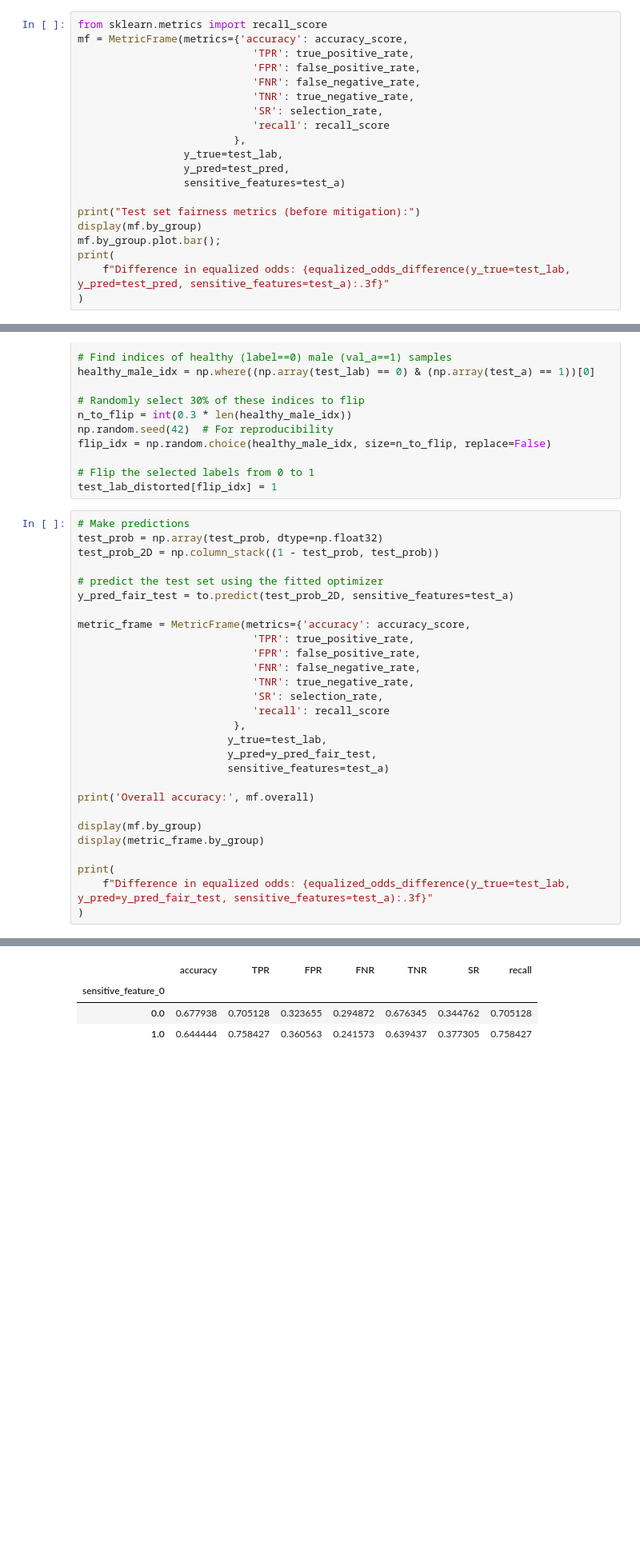
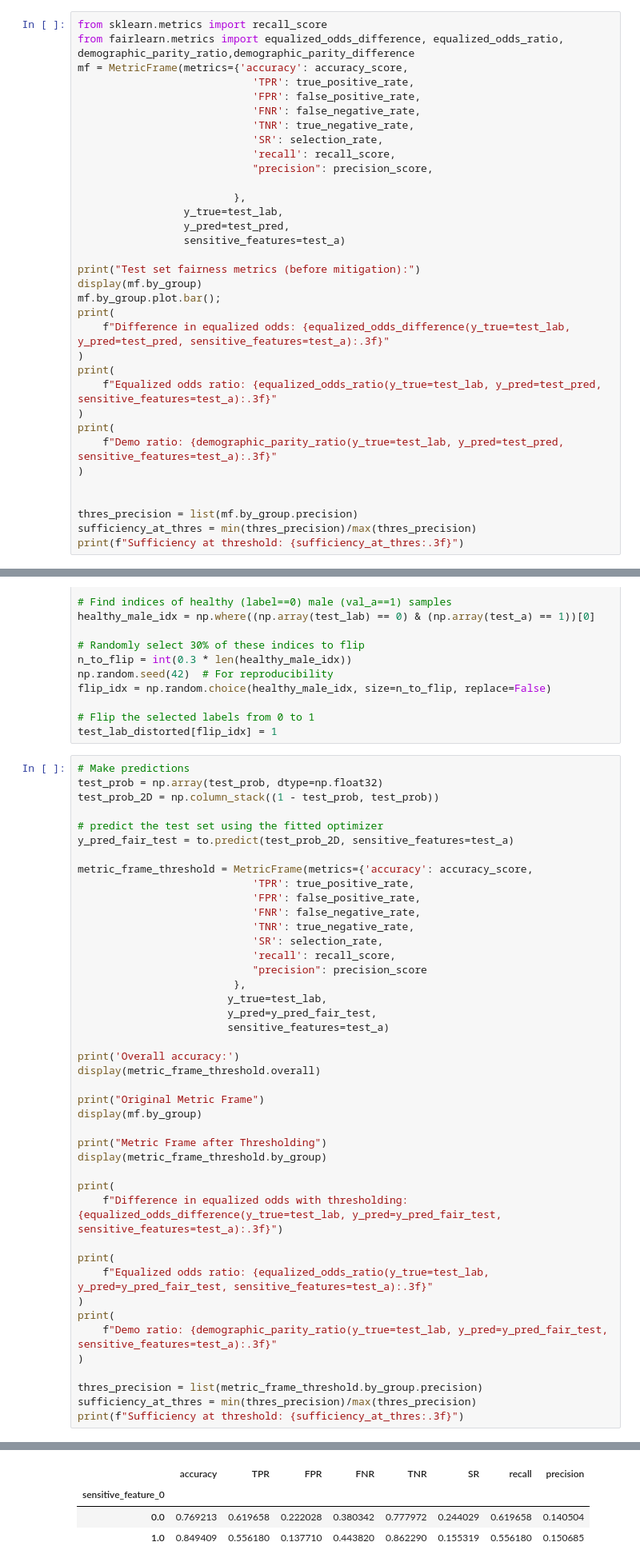
Before and after one commit to Villinger1999/RAI_fairness_exercise1, a Jupyter notebook: exercise.ipynb, the cells around one changed output, grey strips where cells are left out. Shown at 80% size. Cells and saved outputs as stored; diff of their text form; blank space fills up the shorter version.

```diff
--- a/exercise.ipynb
+++ b/exercise.ipynb
@@ -316,13 +316,16 @@ Difference in equalized odds: 1.000
 ### Now measure the fairness metrics for our data
 # %%
 from sklearn.metrics import recall_score
+from fairlearn.metrics import equalized_odds_difference, equalized_odds_ratio, demographic_parity_ratio,demographic_parity_difference
 mf = MetricFrame(metrics={'accuracy': accuracy_score,
                             'TPR': true_positive_rate,
                             'FPR': false_positive_rate,
                             'FNR': false_negative_rate,
                             'TNR': true_negative_rate,
                             'SR': selection_rate,
-                            'recall': recall_score
+                            'recall': recall_score,
+                            "precision": precision_score,
+
                          },
                  y_true=test_lab,
                  y_pred=test_pred,
@@ -334,5 +337,16 @@ mf.by_group.plot.bar();
 print(
     f"Difference in equalized odds: {equalized_odds_difference(y_true=test_lab, y_pred=test_pred, sensitive_features=test_a):.3f}"
 )
+print(
+    f"Equalized odds ratio: {equalized_odds_ratio(y_true=test_lab, y_pred=test_pred, sensitive_features=test_a):.3f}"
+)
+print(
+    f"Demo ratio: {demographic_parity_ratio(y_true=test_lab, y_pred=test_pred, sensitive_features=test_a):.3f}"
+)
+
+
+thres_precision = list(mf.by_group.precision)
+sufficiency_at_thres = min(thres_precision)/max(thres_precision)
+print(f"Sufficiency at threshold: {sufficiency_at_thres:.3f}")
 # %% [output]
 Test set fairness metrics (before mitigation):
@@ -499,24 +516,39 @@ test_prob_2D = np.column_stack((1 - test_prob, test_prob))
 # predict the test set using the fitted optimizer
 y_pred_fair_test = to.predict(test_prob_2D, sensitive_features=test_a)
 
-metric_frame = MetricFrame(metrics={'accuracy': accuracy_score,
+metric_frame_threshold = MetricFrame(metrics={'accuracy': accuracy_score,
                             'TPR': true_positive_rate,
                             'FPR': false_positive_rate,
                             'FNR': false_negative_rate,
                             'TNR': true_negative_rate,
                             'SR': selection_rate,
-                            'recall': recall_score
+                            'recall': recall_score,
+                            "precision": precision_score
                          },
                         y_true=test_lab,
                         y_pred=y_pred_fair_test,
                         sensitive_features=test_a)
 
-print('Overall accuracy:', mf.overall)
+print('Overall accuracy:')
+display(metric_frame_threshold.overall)
 
+print("Original Metric Frame")
 display(mf.by_group)
-display(metric_frame.by_group)
+
+print("Metric Frame after Thresholding")
+display(metric_frame_threshold.by_group)
 
 print(
-    f"Difference in equalized odds: {equalized_odds_difference(y_true=test_lab, y_pred=y_pred_fair_test, sensitive_features=test_a):.3f}"
+    f"Difference in equalized odds with thresholding: {equalized_odds_difference(y_true=test_lab, y_pred=y_pred_fair_test, sensitive_features=test_a):.3f}")
+
+print(
+    f"Equalized odds ratio: {equalized_odds_ratio(y_true=test_lab, y_pred=y_pred_fair_test, sensitive_features=test_a):.3f}"
 )
+print(
+    f"Demo ratio: {demographic_parity_ratio(y_true=test_lab, y_pred=y_pred_fair_test, sensitive_features=test_a):.3f}"
+)
+
+thres_precision = list(metric_frame_threshold.by_group.precision)
+sufficiency_at_thres = min(thres_precision)/max(thres_precision)
+print(f"Sufficiency at threshold: {sufficiency_at_thres:.3f}")
 # %% [output]
@@ -528,4 +566,4 @@ Name: accuracy_score, dtype: float64
-|  | accuracy | TPR | FPR | FNR | TNR | SR | recall |
-| sensitive_feature_0 |  |  |  |  |  |  |  |
-| 0.0 | 0.677938 | 0.705128 | 0.323655 | 0.294872 | 0.676345 | 0.344762 | 0.705128 |
-| 1.0 | 0.644444 | 0.758427 | 0.360563 | 0.241573 | 0.639437 | 0.377305 | 0.758427 |
+|  | accuracy | TPR | FPR | FNR | TNR | SR | recall | precision |
+| sensitive_feature_0 |  |  |  |  |  |  |  |  |
+| 0.0 | 0.769213 | 0.619658 | 0.222028 | 0.380342 | 0.777972 | 0.244029 | 0.619658 | 0.140504 |
+| 1.0 | 0.849409 | 0.556180 | 0.137710 | 0.443820 | 0.862290 | 0.155319 | 0.556180 | 0.150685 |
```
Also changed, not shown: parts of 13 cells of this notebook, 1 other file.
